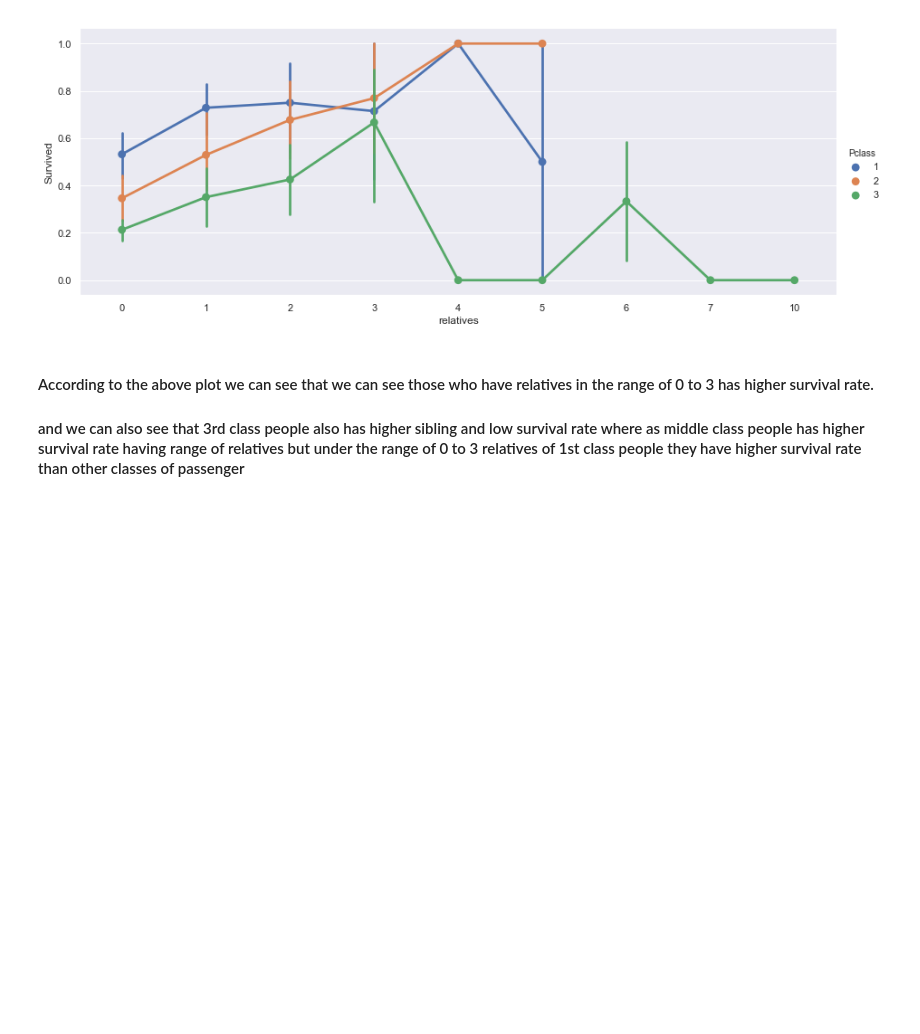
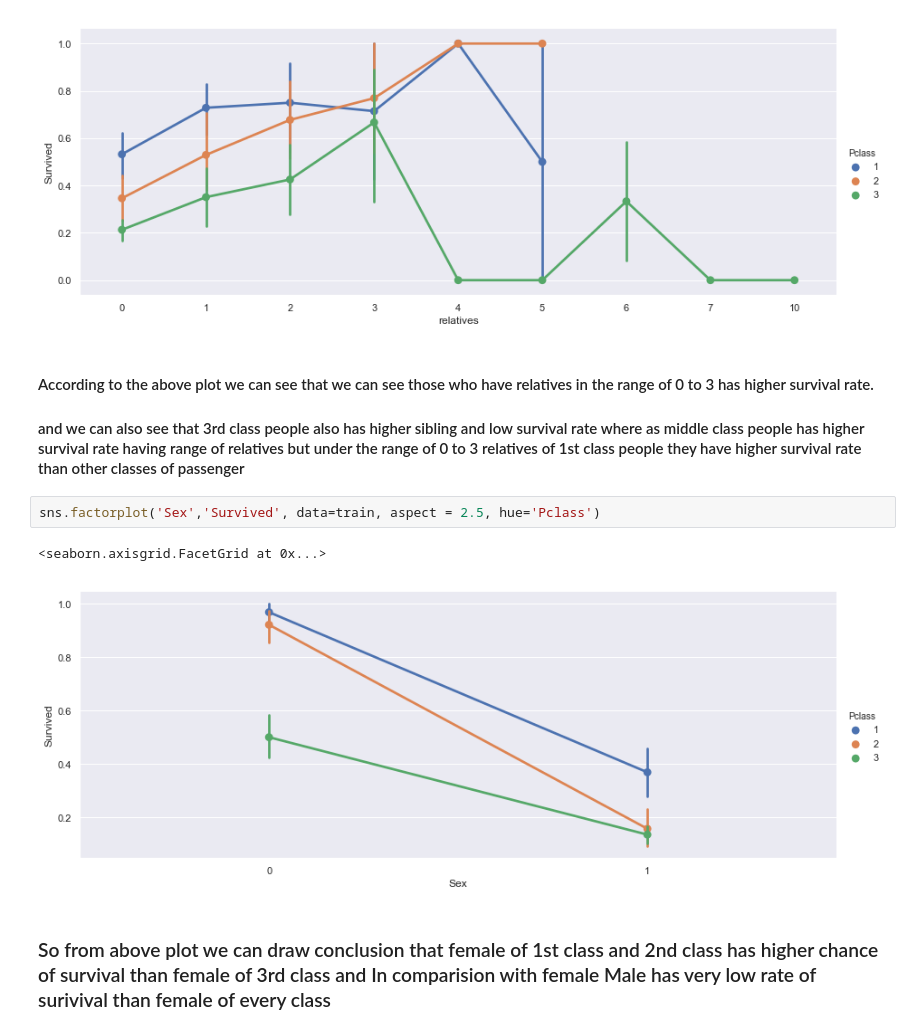
Before and after one commit to aadityachapagain/EDA_LFT, a Jupyter notebook: titanic_EDA.ipynb, the cells around one changed output. Saved outputs shown, nothing was run; the diff lists cells and outputs as text; blank space fills up the shorter version.

```diff
--- a/titanic_EDA.ipynb
+++ b/titanic_EDA.ipynb
@@ -315,3 +315,10 @@ sns.factorplot('relatives','Survived', data=train, aspect = 2.5, hue='Pclass')
 # %% [markdown]
 #### According to the above plot we can see that we can see those who have relatives in the range of 0 to 3 has higher survival rate.
 #### and we can also see that 3rd class people also has higher sibling and low survival rate  where as middle class people has higher survival rate having range of relatives  but under the range of 0 to 3 relatives of 1st class people they have higher survival rate than other classes of passenger
+# %%
+sns.factorplot('Sex','Survived', data=train, aspect = 2.5, hue='Pclass')
+# %% [output]
+<seaborn.axisgrid.FacetGrid at 0x...>
+[figure, added]
+# %% [markdown]
+### So from above plot we can draw conclusion that female of 1st class and 2nd class has higher chance of survival than female of 3rd class  and  In comparision with female Male has very low rate of surivival than female of every class
```
Also changed, not shown: parts of 1 cell of this notebook.
